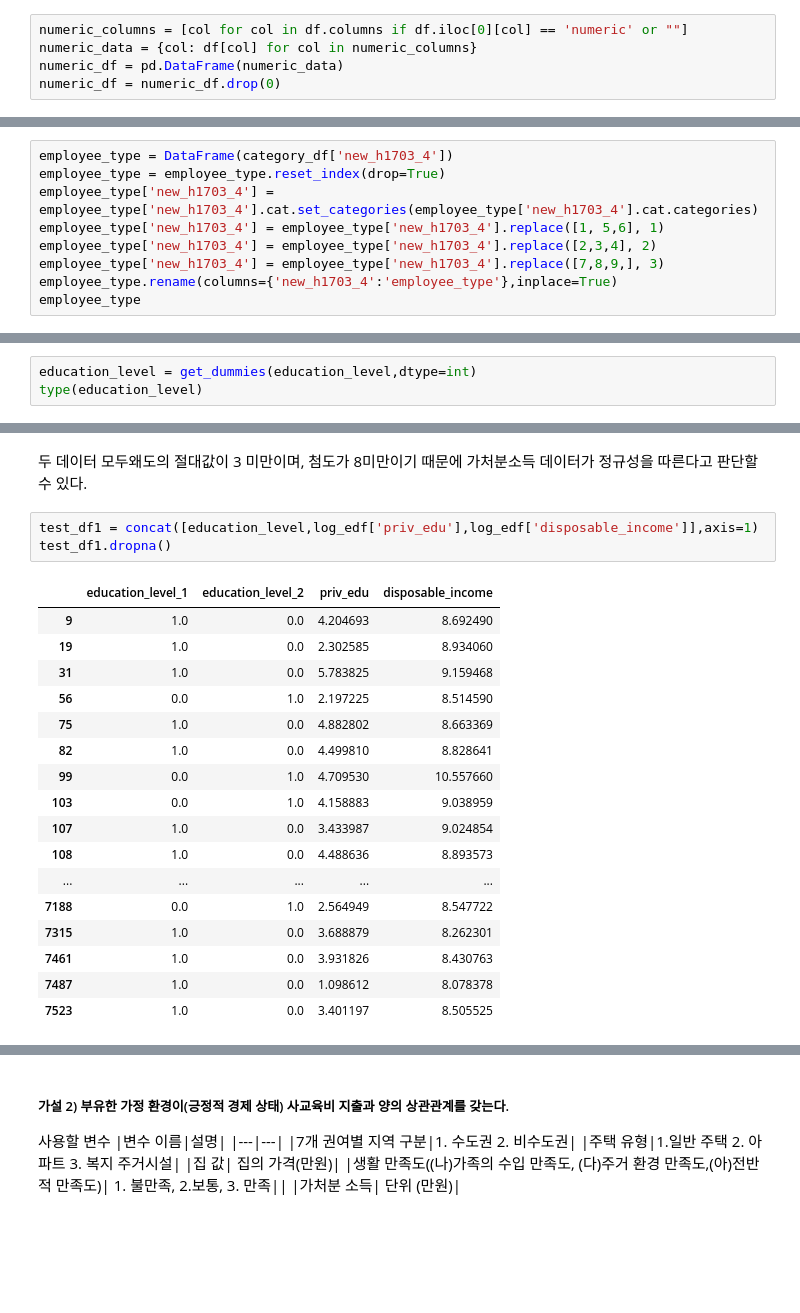
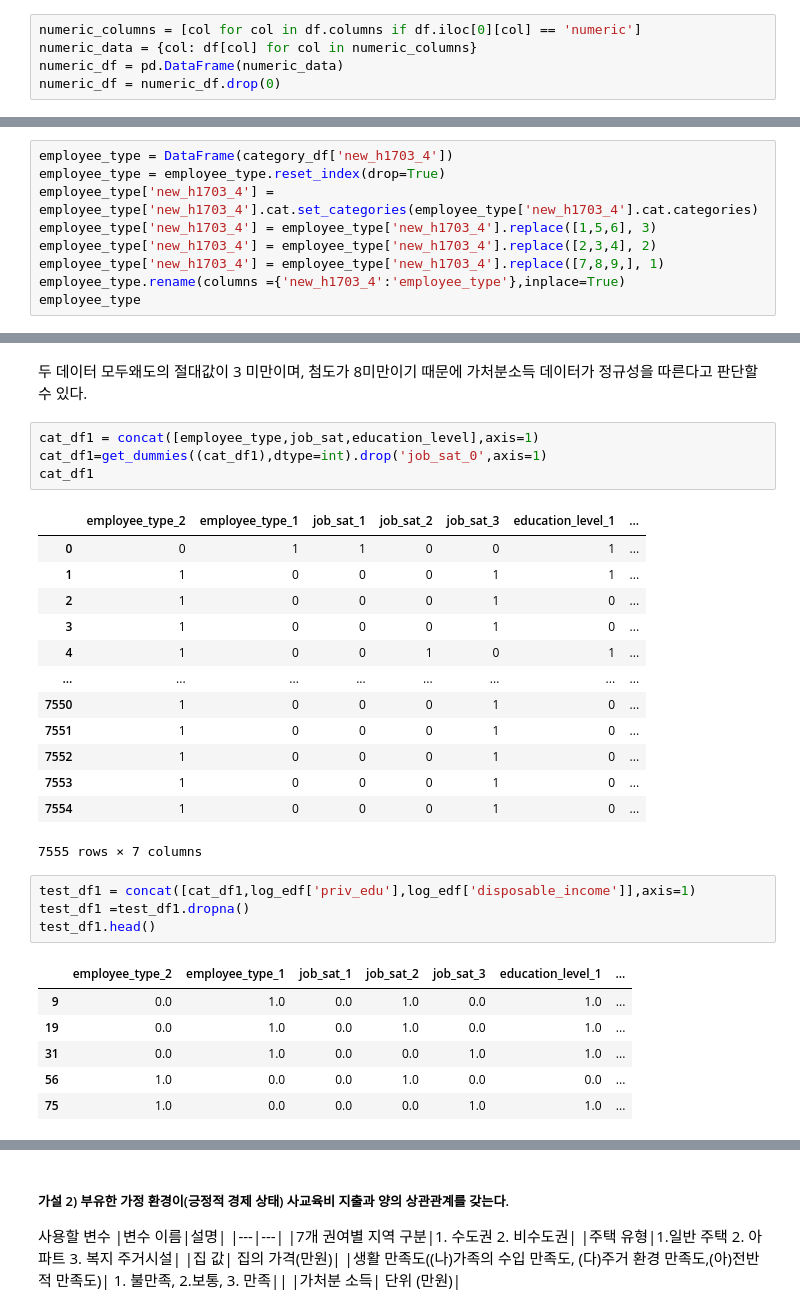
Before and after one commit to yooninsu/Project, a Jupyter notebook: Welfare/project_welfare.ipynb, the cells around one changed output, grey strips where cells are left out. Drawn from its saved outputs; the diff is of its cells as text; blank space fills up the shorter version.

```diff
--- a/Welfare/project_welfare.ipynb
+++ b/Welfare/project_welfare.ipynb
@@ -77,5 +41,5 @@ category
 # %%
-numeric_columns = [col for col in df.columns if df.iloc[0][col] == 'numeric' or ""]
+numeric_columns = [col for col in df.columns if df.iloc[0][col] == 'numeric']
 numeric_data = {col: df[col] for col in numeric_columns}
 numeric_df = pd.DataFrame(numeric_data)
 numeric_df = numeric_df.drop(0)
@@ -450,10 +365,10 @@ house_type
 employee_type = DataFrame(category_df['new_h1703_4'])
 employee_type = employee_type.reset_index(drop=True)
 employee_type['new_h1703_4'] = employee_type['new_h1703_4'].cat.set_categories(employee_type['new_h1703_4'].cat.categories)
-employee_type['new_h1703_4'] = employee_type['new_h1703_4'].replace([1, 5,6], 1)
+employee_type['new_h1703_4'] = employee_type['new_h1703_4'].replace([1,5,6], 3)
 employee_type['new_h1703_4'] = employee_type['new_h1703_4'].replace([2,3,4], 2)
-employee_type['new_h1703_4'] = employee_type['new_h1703_4'].replace([7,8,9,], 3)
-employee_type.rename(columns={'new_h1703_4':'employee_type'},inplace=True)
+employee_type['new_h1703_4'] = employee_type['new_h1703_4'].replace([7,8,9,], 1)
+employee_type.rename(columns ={'new_h1703_4':'employee_type'},inplace=True)
 employee_type
 # %% [output]
 |  | employee_type |
@@ -516,6 +431,3 @@ general_sat = variable_maker('geneal_sat','p1703_12','general_sat')
 new_cat_df = concat([house_type,employee_type,education_level,income_sat,residential_sat,family_sat,job_sat,general_sat],axis=1)
 cat_df=get_dummies(new_cat_df,dtype=int)
 cat_df = cat_df.drop(['income_sat_0',"residential_sat_0","family_sat_0","job_sat_0",'general_sat_0'],axis=1)
-# %%
-education_level = get_dummies(education_level,dtype=int)
-type(education_level)
@@ -572,25 +505,33 @@ print(sk,kr)
 -0.8904720909214353 1.4495114276670735
 # %% [markdown]
 두 데이터 모두왜도의 절대값이 3 미만이며, 첨도가 8미만이기 때문에 가처분소득 데이터가 정규성을 따른다고 판단할 수 있다.
+# %%
+cat_df1 = concat([employee_type,job_sat,education_level],axis=1)
+cat_df1=get_dummies((cat_df1),dtype=int).drop('job_sat_0',axis=1)
+cat_df1
+# %% [output]
+|  | employee_type_2 | employee_type_1 | job_sat_1 | job_sat_2 | job_sat_3 | education_level_1 | ... |
+| 0 | 0 | 1 | 1 | 0 | 0 | 1 | ... |
+| 1 | 1 | 0 | 0 | 0 | 1 | 1 | ... |
+| 2 | 1 | 0 | 0 | 0 | 1 | 0 | ... |
+| 3 | 1 | 0 | 0 | 0 | 1 | 0 | ... |
+| 4 | 1 | 0 | 0 | 1 | 0 | 1 | ... |
+| ... | ... | ... | ... | ... | ... | ... | ... |
+| 7550 | 1 | 0 | 0 | 0 | 1 | 0 | ... |
+| 7551 | 1 | 0 | 0 | 0 | 1 | 0 | ... |
+| 7552 | 1 | 0 | 0 | 0 | 1 | 0 | ... |
+| 7553 | 1 | 0 | 0 | 0 | 1 | 0 | ... |
+| 7554 | 1 | 0 | 0 | 0 | 1 | 0 | ... |
+7555 rows × 7 columns
 # %%
-test_df1 = concat([education_level,log_edf['priv_edu'],log_edf['disposable_income']],axis=1)
-test_df1.dropna()
+test_df1 = concat([cat_df1,log_edf['priv_edu'],log_edf['disposable_income']],axis=1)
+test_df1 =test_df1.dropna()
+test_df1.head()
 # %% [output]
-|  | education_level_1 | education_level_2 | priv_edu | disposable_income |
-| 9 | 1.0 | 0.0 | 4.204693 | 8.692490 |
-| 19 | 1.0 | 0.0 | 2.302585 | 8.934060 |
-| 31 | 1.0 | 0.0 | 5.783825 | 9.159468 |
-| 56 | 0.0 | 1.0 | 2.197225 | 8.514590 |
-| 75 | 1.0 | 0.0 | 4.882802 | 8.663369 |
-| 82 | 1.0 | 0.0 | 4.499810 | 8.828641 |
-| 99 | 0.0 | 1.0 | 4.709530 | 10.557660 |
-| 103 | 0.0 | 1.0 | 4.158883 | 9.038959 |
-| 107 | 1.0 | 0.0 | 3.433987 | 9.024854 |
-| 108 | 1.0 | 0.0 | 4.488636 | 8.893573 |
-| ... | ... | ... | ... | ... |
-| 7188 | 0.0 | 1.0 | 2.564949 | 8.547722 |
-| 7315 | 1.0 | 0.0 | 3.688879 | 8.262301 |
-| 7461 | 1.0 | 0.0 | 3.931826 | 8.430763 |
-| 7487 | 1.0 | 0.0 | 1.098612 | 8.078378 |
-| 7523 | 1.0 | 0.0 | 3.401197 | 8.505525 |
+|  | employee_type_2 | employee_type_1 | job_sat_1 | job_sat_2 | job_sat_3 | education_level_1 | ... |
+| 9 | 0.0 | 1.0 | 0.0 | 1.0 | 0.0 | 1.0 | ... |
+| 19 | 0.0 | 1.0 | 0.0 | 1.0 | 0.0 | 1.0 | ... |
+| 31 | 0.0 | 1.0 | 0.0 | 0.0 | 1.0 | 1.0 | ... |
+| 56 | 1.0 | 0.0 | 0.0 | 1.0 | 0.0 | 0.0 | ... |
+| 75 | 1.0 | 0.0 | 0.0 | 0.0 | 1.0 | 1.0 | ... |
 # %%
```
Also changed, not shown: parts of 40 cells of this notebook, 5 other files.
